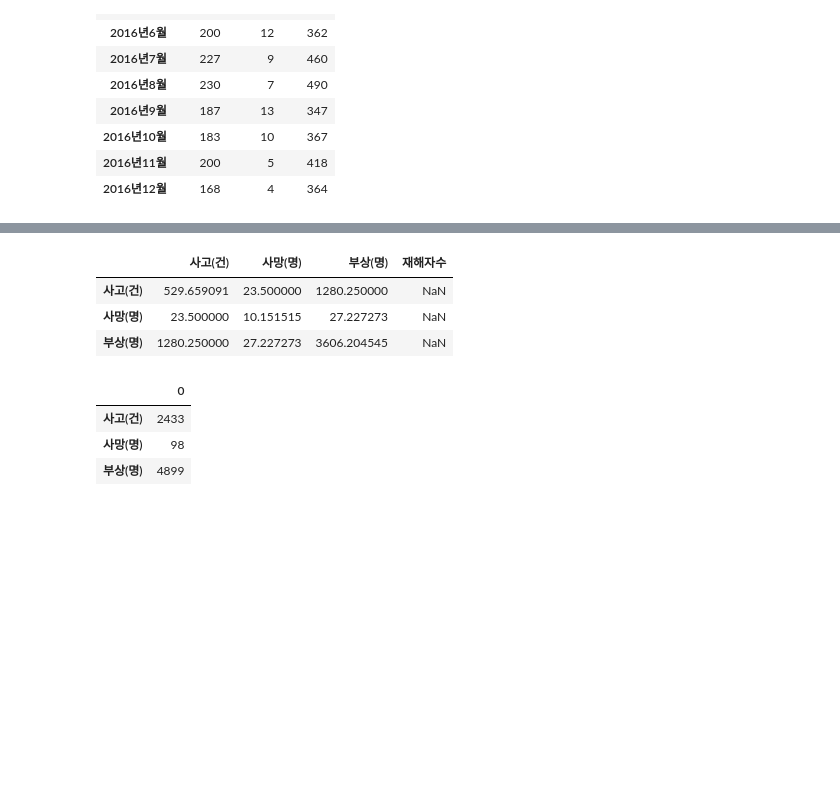
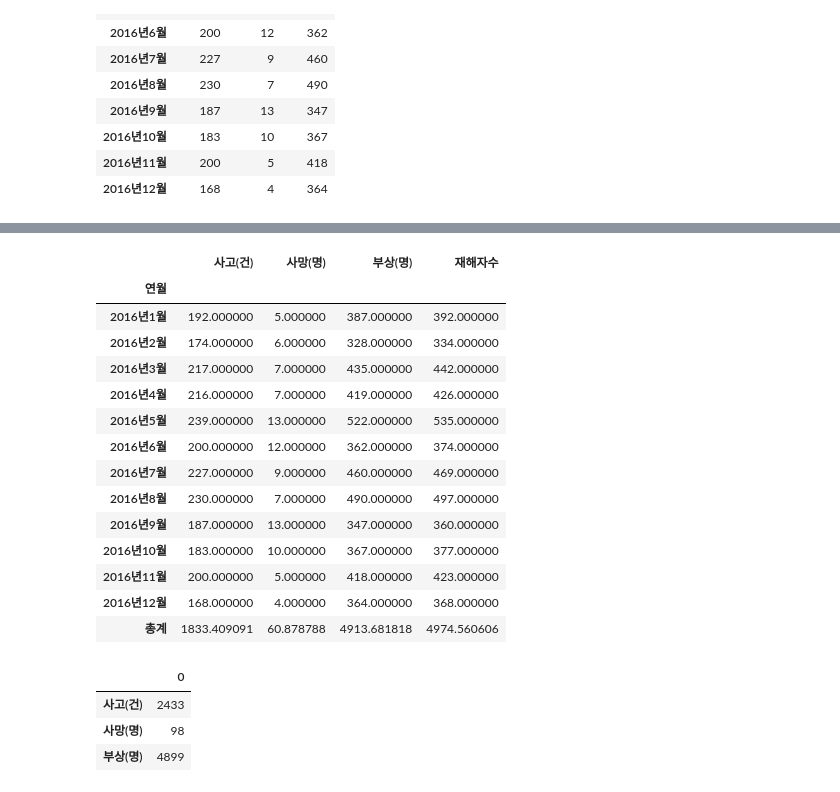
Before and after one commit to lie-42/2025-1-myclass-BDA, a Jupyter notebook: inclass/03w_B_wed_0319_dataframe_application.ipynb, the cells around one changed output, grey strips where cells are left out. Cells and saved outputs as stored; diff of their text form; code cells hidden in the pictures; blank space fills up the shorter version.

```diff
--- a/inclass/03w_B_wed_0319_dataframe_application.ipynb
+++ b/inclass/03w_B_wed_0319_dataframe_application.ipynb
@@ -239,12 +300,23 @@ SyntaxError: invalid syntax (<ipython-input-32-ad2efdb13bbf>, line 1)
 # %%
-df2=df.cov()
+df2=df.copy()
 df2['재해자수'] = df[['사망(명)','부상(명)']].sum(axis=1)
 df2
 # %% [output]
 |  | 사고(건) | 사망(명) | 부상(명) | 재해자수 |
-| 사고(건) | 529.659091 | 23.500000 | 1280.250000 | NaN |
-| 사망(명) | 23.500000 | 10.151515 | 27.227273 | NaN |
-| 부상(명) | 1280.250000 | 27.227273 | 3606.204545 | NaN |
+| 연월 |  |  |  |  |
+| 2016년1월 | 192.000000 | 5.000000 | 387.000000 | 392.000000 |
+| 2016년2월 | 174.000000 | 6.000000 | 328.000000 | 334.000000 |
+| 2016년3월 | 217.000000 | 7.000000 | 435.000000 | 442.000000 |
+| 2016년4월 | 216.000000 | 7.000000 | 419.000000 | 426.000000 |
+| 2016년5월 | 239.000000 | 13.000000 | 522.000000 | 535.000000 |
+| 2016년6월 | 200.000000 | 12.000000 | 362.000000 | 374.000000 |
+| 2016년7월 | 227.000000 | 9.000000 | 460.000000 | 469.000000 |
+| 2016년8월 | 230.000000 | 7.000000 | 490.000000 | 497.000000 |
+| 2016년9월 | 187.000000 | 13.000000 | 347.000000 | 360.000000 |
+| 2016년10월 | 183.000000 | 10.000000 | 367.000000 | 377.000000 |
+| 2016년11월 | 200.000000 | 5.000000 | 418.000000 | 423.000000 |
+| 2016년12월 | 168.000000 | 4.000000 | 364.000000 | 368.000000 |
+| 총계 | 1833.409091 | 60.878788 | 4913.681818 | 4974.560606 |
 # %%
 df.sum()
 # %% [output]
```
Also changed, not shown: parts of 95 cells of this notebook.
